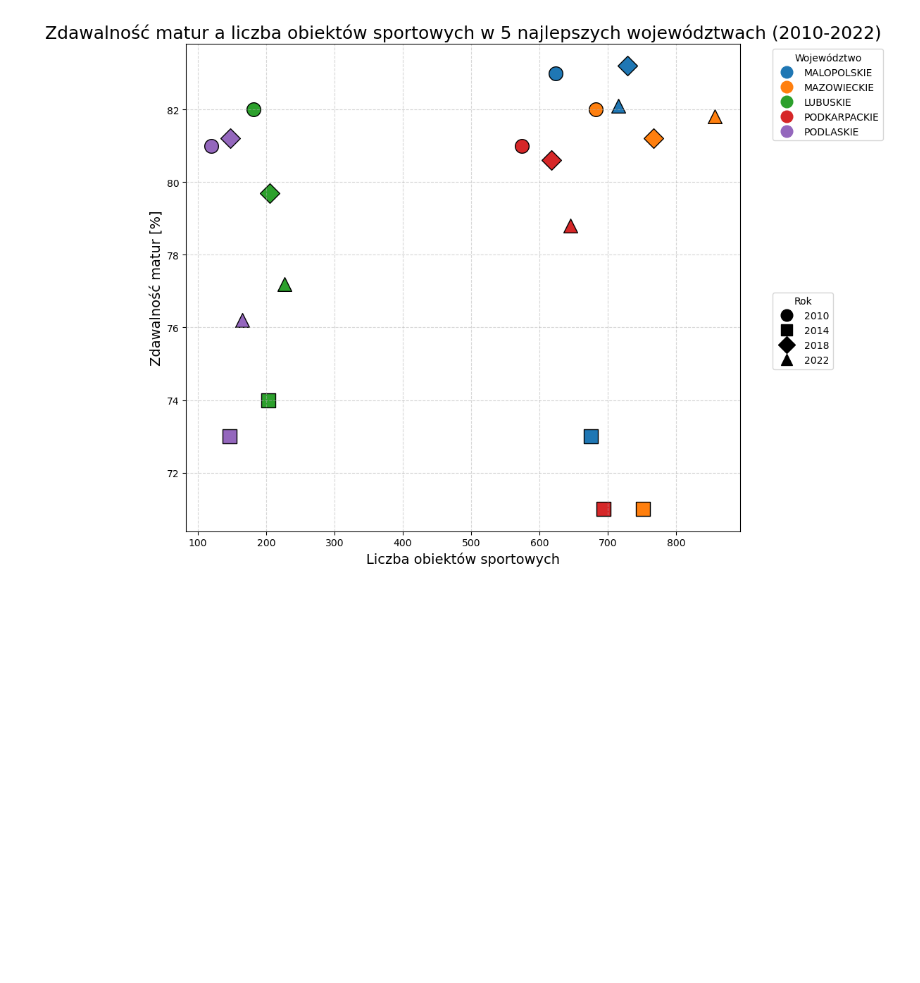
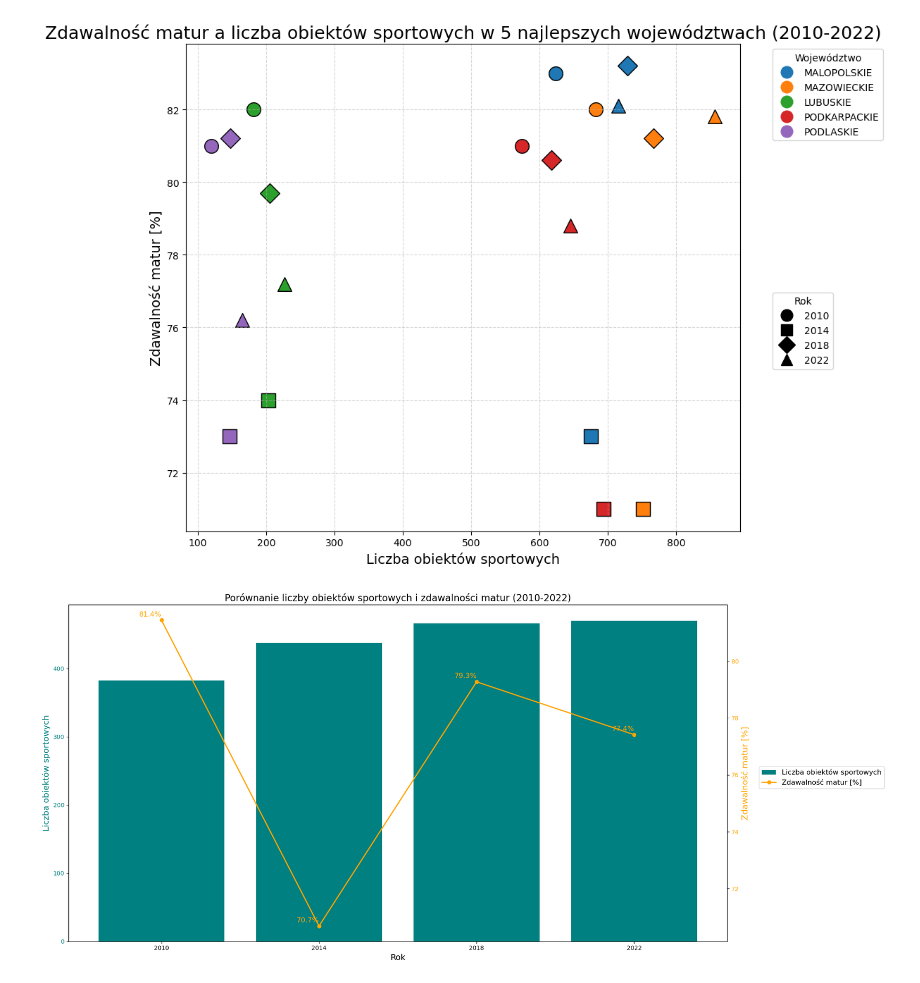
Before and after one commit to MartynaSzymanskaGitHub/eda, a Jupyter notebook: projekt.ipynb, the cells around one changed output. Cells and saved outputs as stored; diff of their text form; code cells hidden in the pictures; blank space fills up the shorter version.

Commit message:
dodanie 3 wykresu

```diff
--- a/projekt.ipynb
+++ b/projekt.ipynb
@@ -264,3 +264,53 @@ plt.show()
 # %% [output]
 [figure]
 [figure]
+# %%
+import matplotlib.pyplot as plt
+import numpy as np
+
+# Przygotowanie danych
+years = ['2010', '2014', '2018', '2022']
+sports_objects = [
+    merged_data['obiekty_2010'].mean(),
+    merged_data['obiekty_2014'].mean(),
+    merged_data['obiekty_2018'].mean(),
+    merged_data['obiekty_2022'].mean()
+]
+exam_pass_rate = [
+    merged_data['2010[%]'].mean(),
+    merged_data['2014[%]'].mean(),
+    merged_data['2018[%]'].mean(),
+    merged_data['2022[%]'].mean()
+]
+
+# Tworzenie wykresu z dwiema osiami Y
+fig, ax1 = plt.subplots(figsize=(17, 9))
+
+# Wykres dla liczby obiektów sportowych (oś Y1)
+ax1.bar(years, sports_objects, label='Liczba obiektów sportowych', color='#008080')
+ax1.set_xlabel('Rok', fontsize=14)
+ax1.set_ylabel('Liczba obiektów sportowych', color='#008080', fontsize=14)
+ax1.tick_params(axis='y', labelcolor='#008080')
+
+# Tworzenie drugiej osi Y (dla procentów)
+ax2 = ax1.twinx()
+ax2.plot(years, exam_pass_rate, label='Zdawalność matur [%]', color='#FFA500', marker='o', linestyle='-', linewidth=2)
+ax2.set_ylabel('Zdawalność matur [%]', color='#FFA500', fontsize=14)
+ax2.tick_params(axis='y', labelcolor='#FFA500')
+
+# Dodanie wartości zdawalności matur obok punktu (kropki)
+for i, value in enumerate(exam_pass_rate):
+    ax2.text(years[i], value + 0.2, f'{value:.1f}%', color='#FFA500', ha='right', va='center', fontsize=12)
+
+# Tytuł wykresu
+plt.title('Porównanie liczby obiektów sportowych i zdawalności matur (2010-2022)', fontsize=16)
+
+# Dodanie legendy
+# Umieszczamy obie legendy na jednej stronie (prawej stronie wykresu)
+fig.legend(loc='center left', bbox_to_anchor=(1, 0.5), fontsize=12)
+
+# Wyświetlenie wykresu
+plt.tight_layout()
+plt.show()
+# %% [output]
+[figure, added]
```
